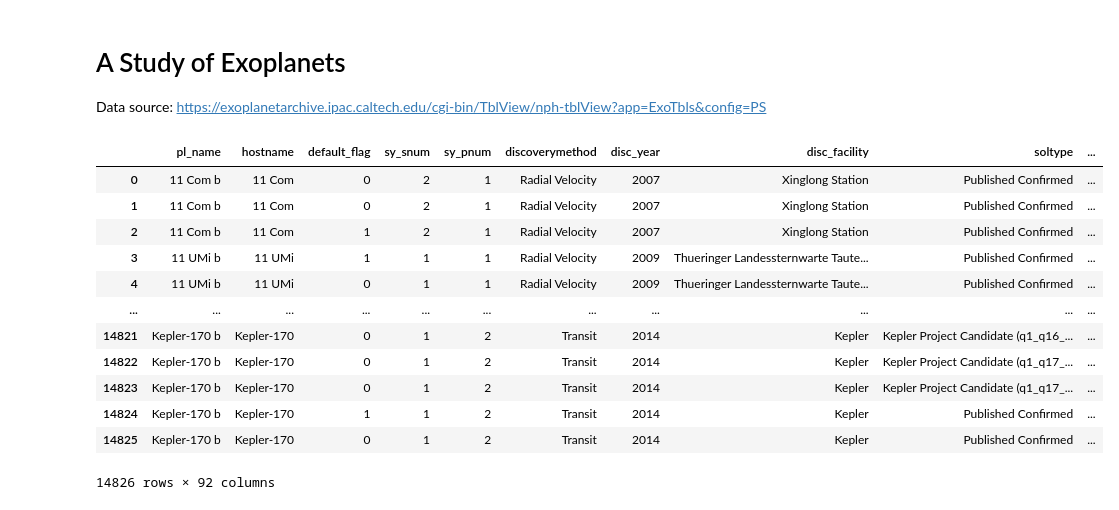
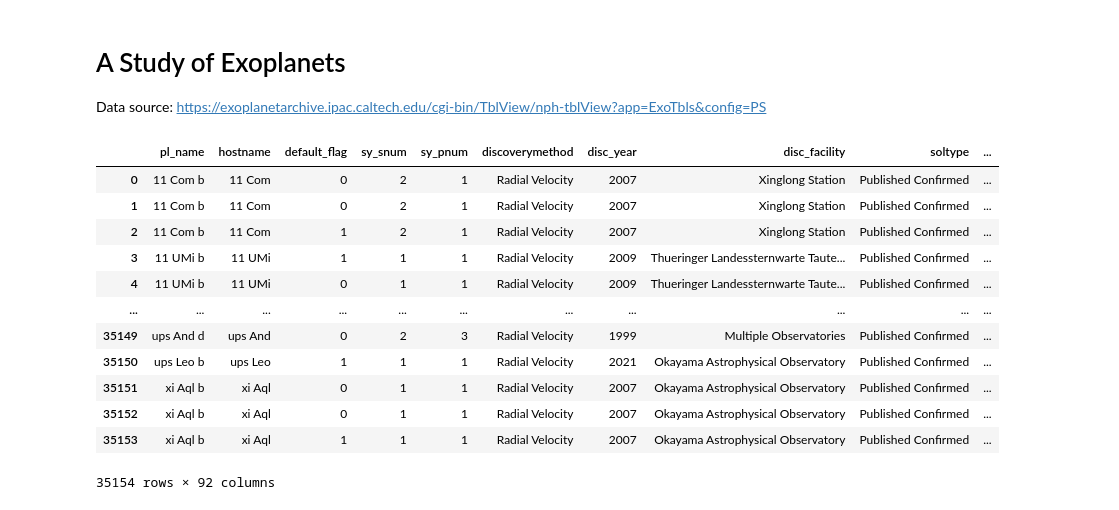
Before and after one commit to joncoe/exoplanet-discovery-CKS149, a Jupyter notebook: Exoplanet Study.ipynb, the cells around one changed output. Saved outputs shown, nothing was run; the diff lists cells and outputs as text; code cells hidden in the pictures.

```diff
--- a/Exoplanet Study.ipynb
+++ b/Exoplanet Study.ipynb
@@ -8,18 +12,18 @@ import numpy as np
 # %%
-dataFile = "exoplanets-data-23-12.csv"
+dataFile = "exoplanets-data-23-12-CONFIRMED.csv"
 exoplanets = pd.DataFrame(pd.read_csv(dataFile))
 exoplanets
 # %% [output]
 |  | pl_name | hostname | default_flag | sy_snum | sy_pnum | discoverymethod | disc_year | disc_facility | soltype | ... |
 | 0 | 11 Com b | 11 Com | 0 | 2 | 1 | Radial Velocity | 2007 | Xinglong Station | Published Confirmed | ... |
 | 1 | 11 Com b | 11 Com | 0 | 2 | 1 | Radial Velocity | 2007 | Xinglong Station | Published Confirmed | ... |
 | 2 | 11 Com b | 11 Com | 1 | 2 | 1 | Radial Velocity | 2007 | Xinglong Station | Published Confirmed | ... |
 | 3 | 11 UMi b | 11 UMi | 1 | 1 | 1 | Radial Velocity | 2009 | Thueringer Landessternwarte Taute... | Published Confirmed | ... |
 | 4 | 11 UMi b | 11 UMi | 0 | 1 | 1 | Radial Velocity | 2009 | Thueringer Landessternwarte Taute... | Published Confirmed | ... |
 | ... | ... | ... | ... | ... | ... | ... | ... | ... | ... | ... |
-| 14821 | Kepler-170 b | Kepler-170 | 0 | 1 | 2 | Transit | 2014 | Kepler | Kepler Project Candidate (q1_q16_... | ... |
-| 14822 | Kepler-170 b | Kepler-170 | 0 | 1 | 2 | Transit | 2014 | Kepler | Kepler Project Candidate (q1_q17_... | ... |
-| 14823 | Kepler-170 b | Kepler-170 | 0 | 1 | 2 | Transit | 2014 | Kepler | Kepler Project Candidate (q1_q17_... | ... |
-| 14824 | Kepler-170 b | Kepler-170 | 1 | 1 | 2 | Transit | 2014 | Kepler | Published Confirmed | ... |
-| 14825 | Kepler-170 b | Kepler-170 | 0 | 1 | 2 | Transit | 2014 | Kepler | Published Confirmed | ... |
+| 35149 | ups And d | ups And | 0 | 2 | 3 | Radial Velocity | 1999 | Multiple Observatories | Published Confirmed | ... |
+| 35150 | ups Leo b | ups Leo | 1 | 1 | 1 | Radial Velocity | 2021 | Okayama Astrophysical Observatory | Published Confirmed | ... |
+| 35151 | xi Aql b | xi Aql | 0 | 1 | 1 | Radial Velocity | 2007 | Okayama Astrophysical Observatory | Published Confirmed | ... |
+| 35152 | xi Aql b | xi Aql | 0 | 1 | 1 | Radial Velocity | 2007 | Okayama Astrophysical Observatory | Published Confirmed | ... |
+| 35153 | xi Aql b | xi Aql | 1 | 1 | 1 | Radial Velocity | 2007 | Okayama Astrophysical Observatory | Published Confirmed | ... |
-14826 rows × 92 columns
+35154 rows × 92 columns
```
Also changed, not shown: parts of 7 cells of this notebook, 1 other file.
